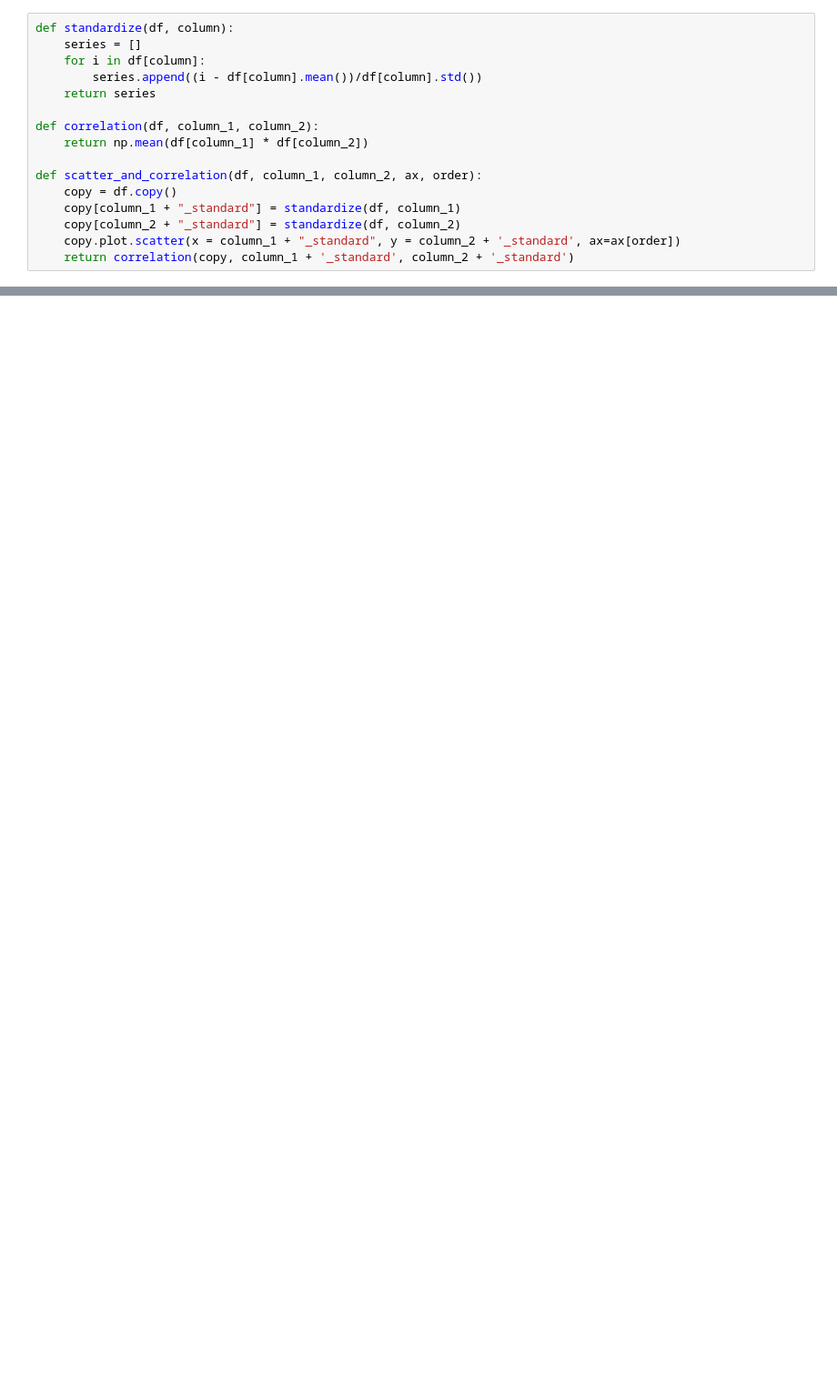
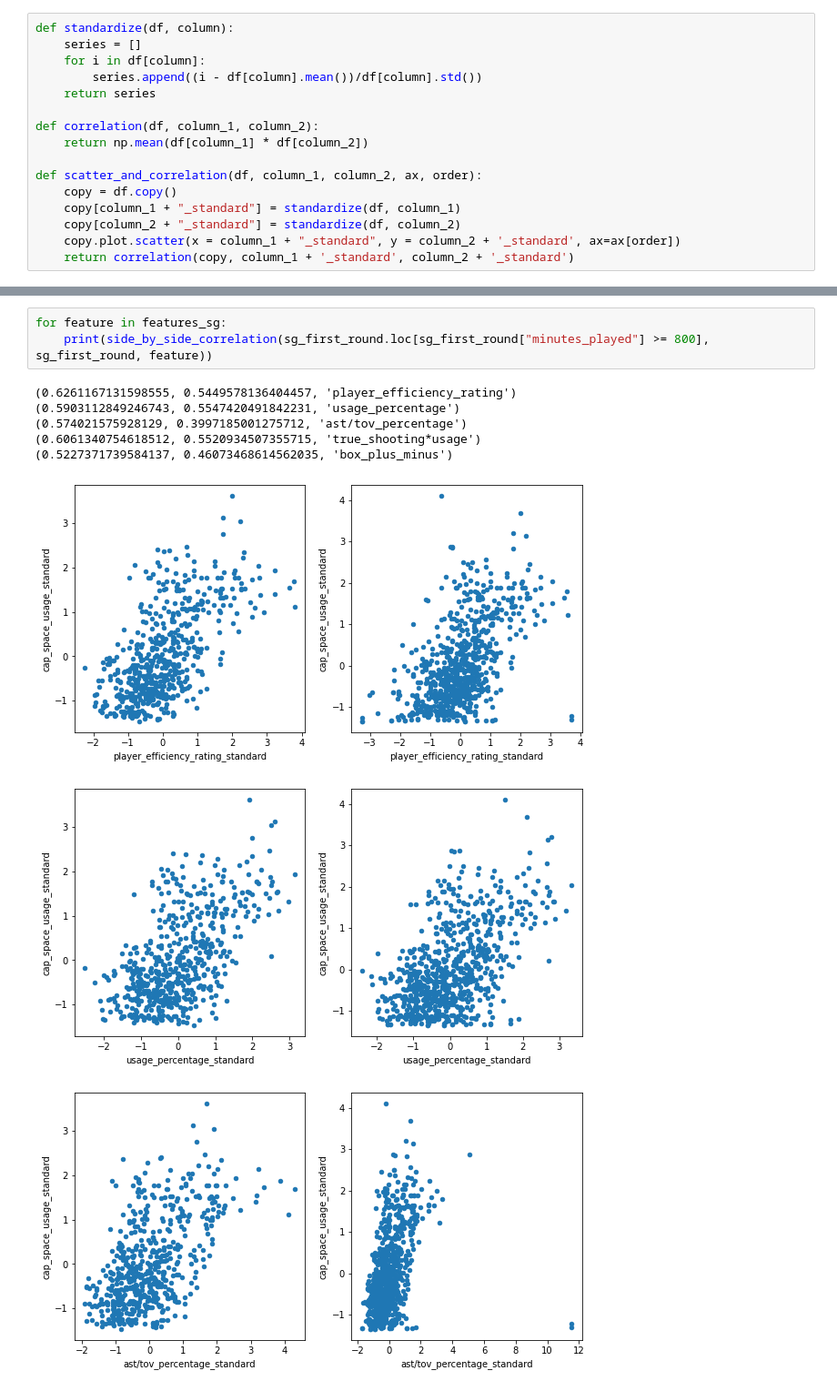
Before and after one commit to ZachLiu519/nba-model, a Jupyter notebook: week_2_data_exploration/filtered_stats_correlations.ipynb, the cells around one changed output, grey strips where cells are left out. Shown at 91% size. Cells and saved outputs as stored; diff of their text form; blank space fills up the shorter version.

```diff
--- a/week_2_data_exploration/filtered_stats_correlations.ipynb
+++ b/week_2_data_exploration/filtered_stats_correlations.ipynb
@@ -203,0 +212,12 @@ See the caveats in the documentation: https://pandas.pydata.org/pandas-docs/stab
+# %%
+for feature in features_sg:
+    print(side_by_side_correlation(sg_first_round.loc[sg_first_round["minutes_played"] >= 800], sg_first_round, feature))
+# %% [output]
+(0.6261167131598555, 0.5449578136404457, 'player_efficiency_rating')
+(0.5903112849246743, 0.5547420491842231, 'usage_percentage')
+(0.574021575928129, 0.3997185001275712, 'ast/tov_percentage')
+(0.6061340754618512, 0.5520934507355715, 'true_shooting*usage')
+(0.5227371739584137, 0.46073468614562035, 'box_plus_minus')
+[figure, added]
+[figure, added]
+[figure, added]
```
Also changed, not shown: parts of 24 cells of this notebook.
